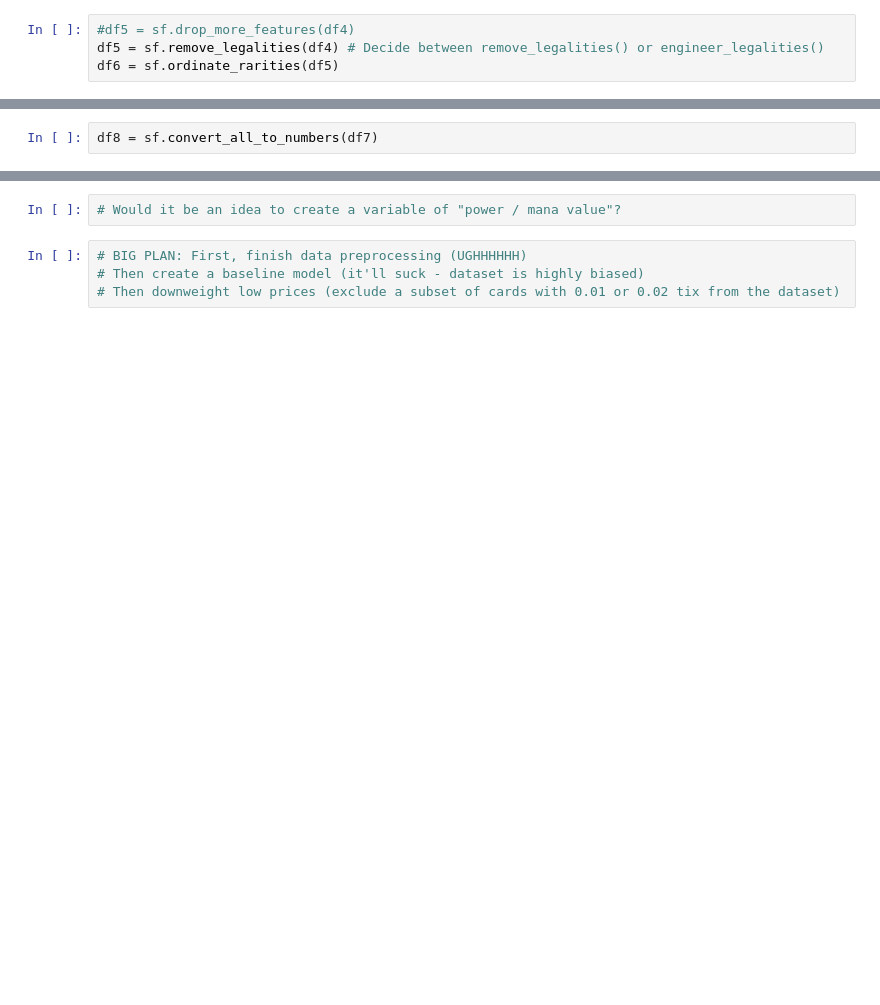
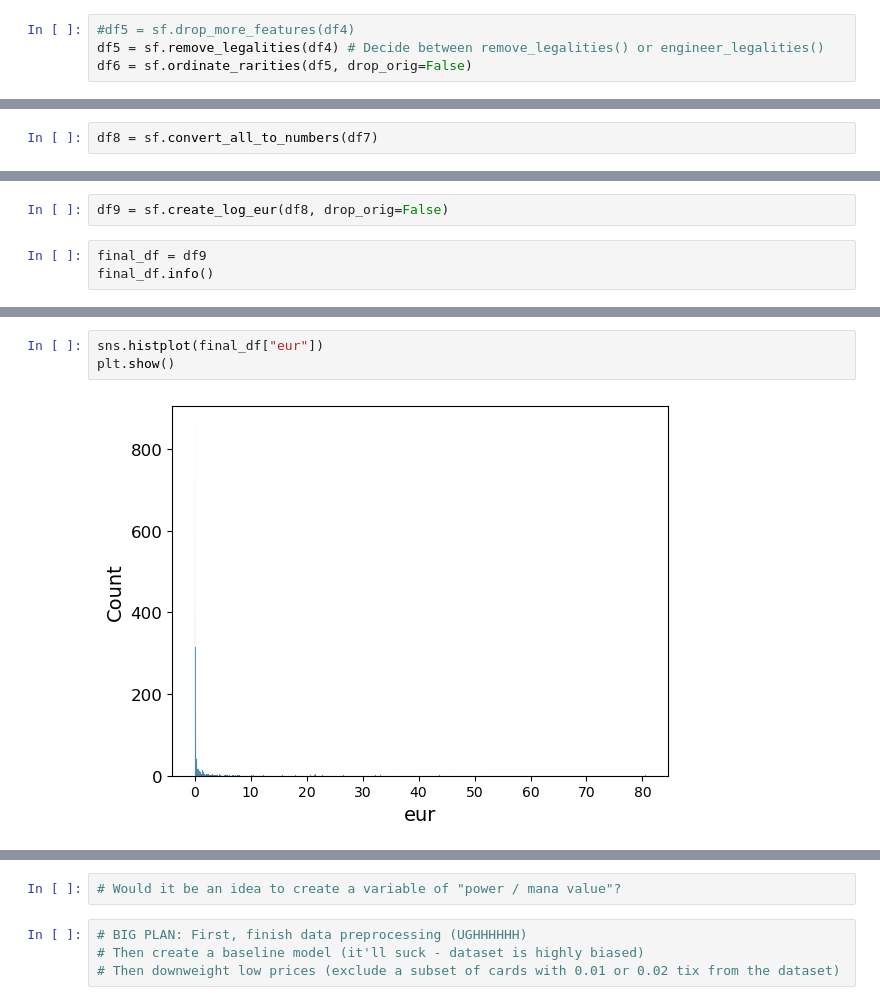
Before and after one commit to charlielutra/MTG-price-analysis, a Jupyter notebook: MTG_exploratory_data_analysis.ipynb, the cells around one changed output, grey strips where cells are left out. Saved outputs shown, nothing was run; the diff lists cells and outputs as text; blank space fills up the shorter version.

Commit message:
did some lovely analysis and made some nice plots :)

```diff
--- a/MTG_exploratory_data_analysis.ipynb
+++ b/MTG_exploratory_data_analysis.ipynb
@@ -54,6 +56,6 @@ df4 = sf.drop_junk_features(df3)
 # %%
 #df5 = sf.drop_more_features(df4)
 df5 = sf.remove_legalities(df4) # Decide between remove_legalities() or engineer_legalities()
-df6 = sf.ordinate_rarities(df5)
+df6 = sf.ordinate_rarities(df5, drop_orig=False)
 # %%
 df7 = sf.onehot_cardtypes(df6)
@@ -184,0 +66,5 @@ corr_matrix["log_tix"].sort_values(ascending=False)
+# %%
+df9 = sf.create_log_eur(df8, drop_orig=False)
+# %%
+final_df = df9
+final_df.info()
@@ -184,0 +116,5 @@ corr_matrix["log_tix"].sort_values(ascending=False)
+# %%
+sns.histplot(final_df["eur"])
+plt.show()
+# %% [output]
+[figure, added]
```
Also changed, not shown: parts of 55 cells of this notebook, 1 other file.
